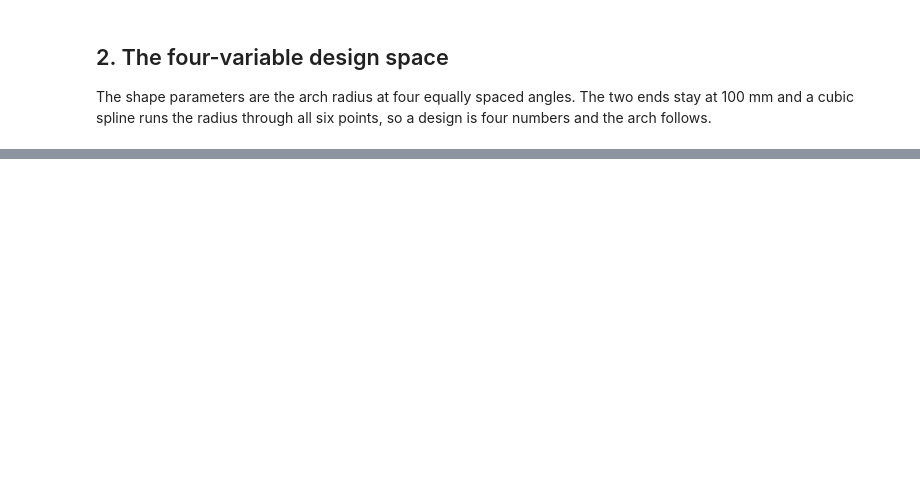
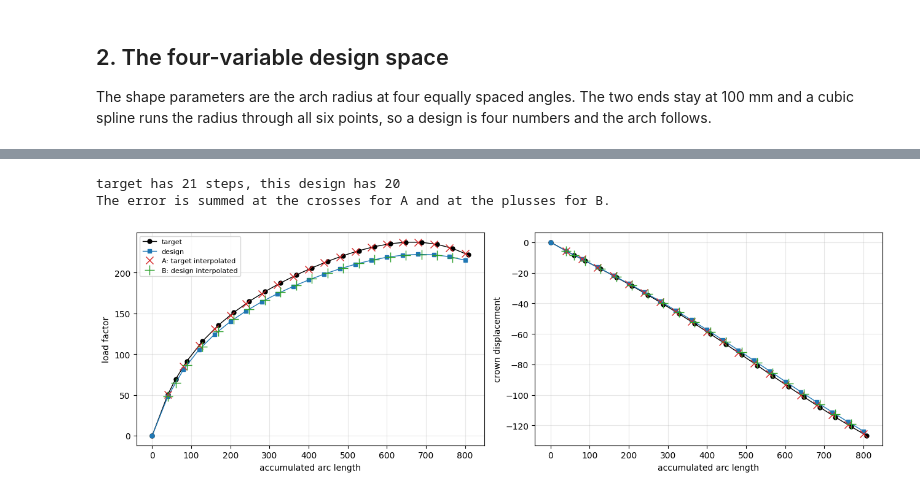
Before and after one commit to JohannBouwer/fem2d, a Jupyter notebook: research/ArcLengthControlledShapeDesign.ipynb, the cells around one changed output, grey strips where cells are left out. Cells and saved outputs as stored; diff of their text form; code cells hidden in the pictures; blank space fills up the shorter version.

```diff
--- a/research/ArcLengthControlledShapeDesign.ipynb
+++ b/research/ArcLengthControlledShapeDesign.ipynb
@@ -255,0 +471,14 @@ plt.tight_layout()
+# %%
+# At the target itself the objective must be exactly zero, and so must its gradient.
+(fA, gA), (fB, gB) = MSE([R]*4)
+print(f'at the target   A: f = {fA:.3e}   |g| = {np.linalg.norm(gA):.3e}')
+print(f'                B: f = {fB:.3e}   |g| = {np.linalg.norm(gB):.3e}')
+
+# And at a design that is off it.
+x0 = np.array([100.0, 105.0, 98.0, 102.0])
+(fA, gA), (fB, gB) = MSE(x0)
+print(f'\nat {x0}')
+print(f'   A: f = {fA:.8f}')
+print(f'      g = {np.array2string(gA, precision=8)}')
+print(f'   B: f = {fB:.8f}')
+print(f'      g = {np.array2string(gB, precision=8)}')
@@ -255,0 +569,32 @@ plt.tight_layout()
+# %%
+# The two schemes drawn out, in the arc-length space the objective works in.
+s, u, lam, _, _ = Curve(x0, Sensitivity=False)
+
+fig, axes = plt.subplots(1, 2, figsize=(13, 4.2))
+for ax, (yT, yD, Name) in zip(axes,
+                              ((MSE.lamT, lam, 'load factor'),
+                               (MSE.uT, u, 'crown displacement')), strict=True):
+    ax.plot(MSE.sT, yT, 'o-', color='k', ms=5, lw=1, label='target')
+    ax.plot(s, yD, 's-', color='tab:blue', ms=5, lw=1, label='design')
+
+    # A samples at the design's arc lengths, interpolating the target onto them.
+    At = s[1:][s[1:] <= MSE.sT[-1]]
+    ax.plot(At, Interp(MSE.sT, yT, None, At)[0], 'x', color='tab:red', ms=9,
+            label='A: target interpolated')
+
+    # B samples at the target's, interpolating the design onto them.
+    AtB = MSE.sT[1:][MSE.sT[1:] <= s[-1]]
+    ax.plot(AtB, Interp(s, yD, None, AtB)[0], '+', color='tab:green', ms=11,
+            label='B: design interpolated')
+
+    ax.set(xlabel='accumulated arc length', ylabel=Name)
+    ax.grid(alpha=0.3)
+axes[0].legend(fontsize=8)
+plt.tight_layout()
+
+print(f'target has {len(MSE.sT)-1} steps, this design has {len(s)-1}')
+print('The error is summed at the crosses for A and at the plusses for B.')
+# %% [output]
+target has 21 steps, this design has 20
+The error is summed at the crosses for A and at the plusses for B.
+[figure, added]
```
Also changed, not shown: parts of 20 cells of this notebook, 7 other files.
